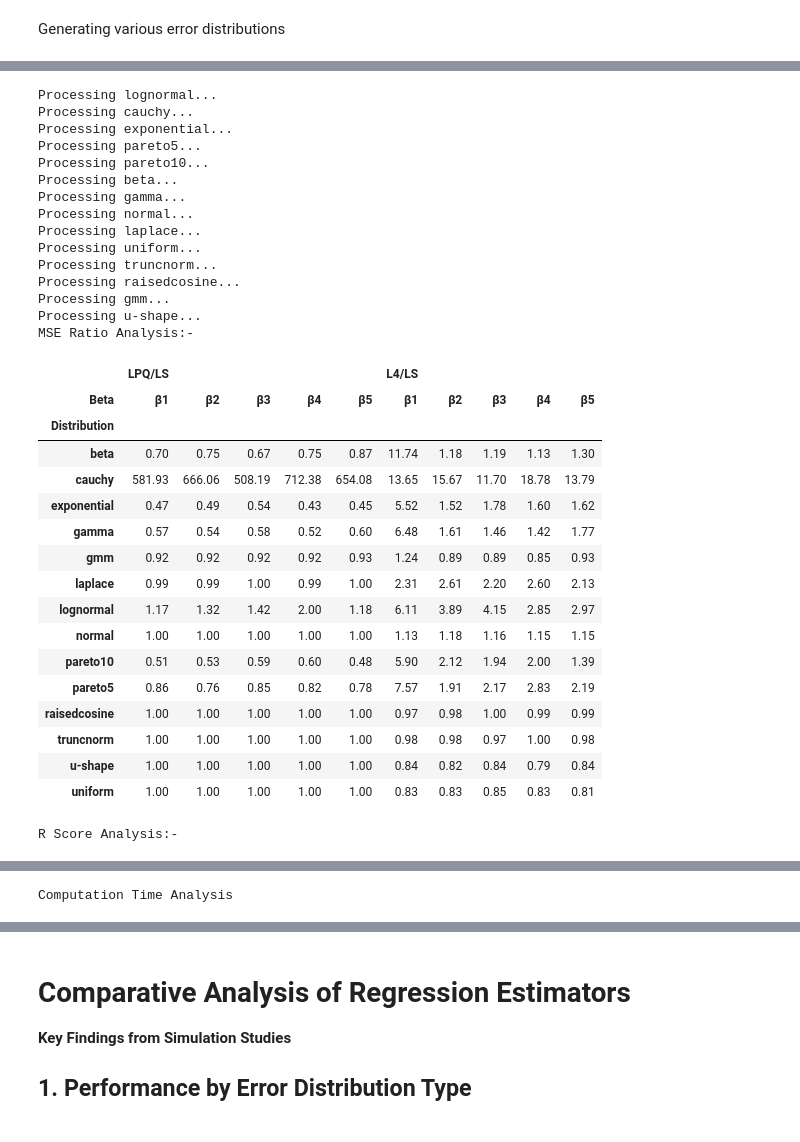
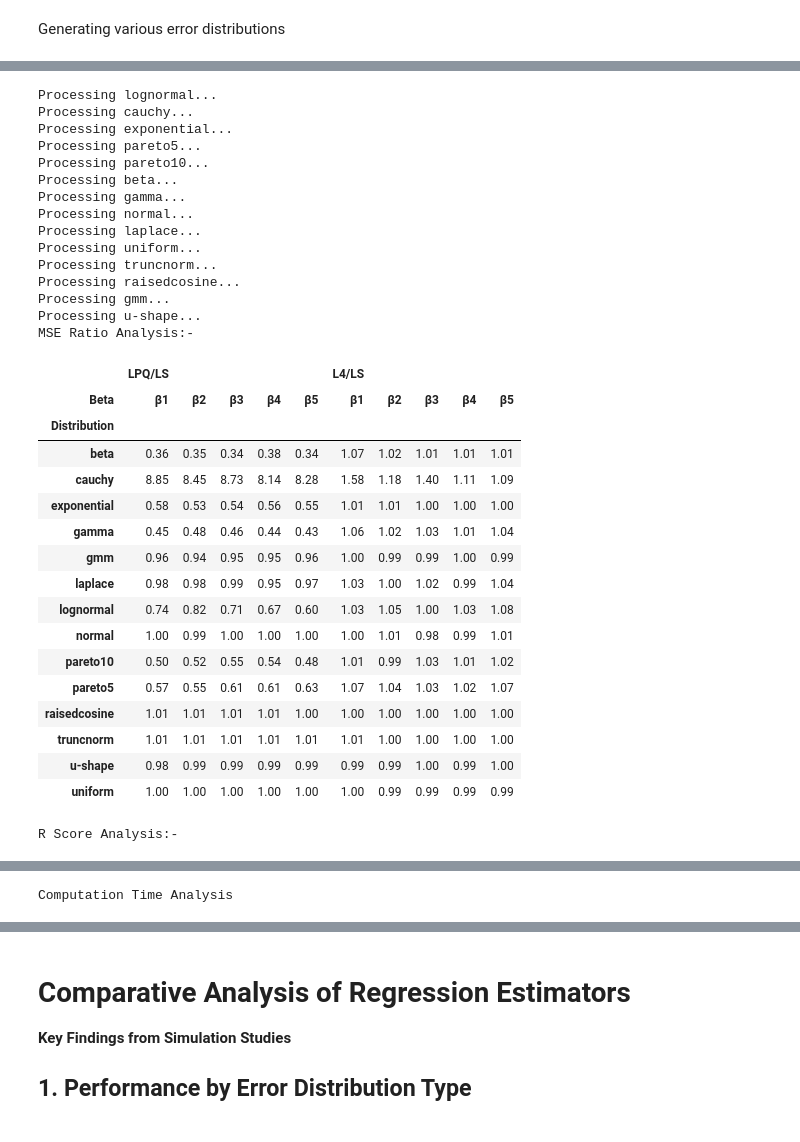
Before and after one commit to Gaurav142005/ISI-Kolkata-Intern, a Jupyter notebook: Code/simulation.ipynb, the cells around one changed output, grey strips where cells are left out. Drawn from its saved outputs; the diff is of its cells as text; code cells hidden in the pictures.

```diff
--- a/Code/simulation.ipynb
+++ b/Code/simulation.ipynb
@@ -123,26 +123,45 @@ def ls_estimate(X, y):
     """Least Squares estimator"""
     return pinv(X) @ y
 
-def lpq_estimate(X, y):
-    """Feasible LPQ estimator implementation"""
+def feasible_lpq(X, y):
+    """Compute the feasible LPQ estimator for y = Xβ + ε"""
+    # Ensure numpy arrays
+    X = np.asarray(X)
+    y = np.asarray(y).reshape(-1, 1)
     n, p = X.shape
-    M = np.eye(n) - X @ pinv(X)  # Residual maker matrix
-    z = M @ y  # Residuals
 
-    # Moment estimation
-    sigma_hat = z.var(ddof=p)
+    # OLS pseudo-inverse and residual maker
+    X_plus = pinv(X)                     # (p, n)
+    M = np.eye(n) - X @ X_plus           # (n, n)
+    z = (M @ y).flatten()                # residuals as 1D array
+
+    # Estimate moments
+    sigma2_hat = np.var(z, ddof=p)       # unbiased residual variance
     m3_hat = stats.skew(z, bias=False)
-    m43_hat = stats.kurtosis(z, fisher=False, bias=False)
+    # raw fourth moment (not excess): E[z^4]
+    m4_hat = stats.moment(z, moment=4)
 
-    # Construct components
-    K_inv = 2 * inv(M * M) + (m43_hat - m3_hat**2) * np.eye(n)
+    # Build elementwise and inverse matrices
+    M_star = M * M                       # Hadamard square of M
+    M_star_inv = inv(M_star + 1e-8*np.eye(n))
+
+    # K* inverse: 2(M∗M)^{-1} + m4 - m3^2 * I
+    K_inv = 2 * M_star_inv + (m4_hat - m3_hat**2) * np.eye(n)
     K = inv(K_inv)
-    D = pinv(X) * m3_hat  # Hadamard product approximation
 
     # Correction term
-    correction = D @ K @ (m3_hat*z - (1/np.sqrt(sigma_hat))*(M * M) @ (z*z) + np.sqrt(sigma_hat)*np.ones(n))
+    D = m3_hat * X_plus                  # scalar times matrix
+    z2 = (z**2).reshape(-1, 1)
+    component = (
+        m3_hat * z.reshape(-1, 1)
+        - (1.0 / sigma2_hat) * (M_star_inv @ z2)
+        + sigma2_hat * np.ones((n, 1))
+    )
+    lpq_correction = D @ K @ component   # (p, 1)
 
-    return pinv(X) @ y + correction
+    # Final LPQ estimator = OLS + correction
+    beta_lpq = X_plus @ y + lpq_correction
+    return beta_lpq.flatten()
 
 # ========== L4 Estimator Implementation ==========
 def l4_estimate(X, y):
@@ -392,37 +411,37 @@ Computation Time Analysis
 # %%
-simulation(1000, 500)
+simulation(100, 500)
 # %% [output]
 Processing lognormal...
 Processing cauchy...
 Processing exponential...
 Processing pareto5...
 Processing pareto10...
 Processing beta...
 Processing gamma...
 Processing normal...
 Processing laplace...
 Processing uniform...
 Processing truncnorm...
 Processing raisedcosine...
 Processing gmm...
 Processing u-shape...
 MSE Ratio Analysis:-
 |  | LPQ/LS |  |  |  |  | L4/LS |  |  |  |  |
 | Beta | β1 | β2 | β3 | β4 | β5 | β1 | β2 | β3 | β4 | β5 |
 | Distribution |  |  |  |  |  |  |  |  |  |  |
-| beta | 0.70 | 0.75 | 0.67 | 0.75 | 0.87 | 11.74 | 1.18 | 1.19 | 1.13 | 1.30 |
-| cauchy | 581.93 | 666.06 | 508.19 | 712.38 | 654.08 | 13.65 | 15.67 | 11.70 | 18.78 | 13.79 |
-| exponential | 0.47 | 0.49 | 0.54 | 0.43 | 0.45 | 5.52 | 1.52 | 1.78 | 1.60 | 1.62 |
-| gamma | 0.57 | 0.54 | 0.58 | 0.52 | 0.60 | 6.48 | 1.61 | 1.46 | 1.42 | 1.77 |
-| gmm | 0.92 | 0.92 | 0.92 | 0.92 | 0.93 | 1.24 | 0.89 | 0.89 | 0.85 | 0.93 |
-| laplace | 0.99 | 0.99 | 1.00 | 0.99 | 1.00 | 2.31 | 2.61 | 2.20 | 2.60 | 2.13 |
-| lognormal | 1.17 | 1.32 | 1.42 | 2.00 | 1.18 | 6.11 | 3.89 | 4.15 | 2.85 | 2.97 |
-| normal | 1.00 | 1.00 | 1.00 | 1.00 | 1.00 | 1.13 | 1.18 | 1.16 | 1.15 | 1.15 |
-| pareto10 | 0.51 | 0.53 | 0.59 | 0.60 | 0.48 | 5.90 | 2.12 | 1.94 | 2.00 | 1.39 |
-| pareto5 | 0.86 | 0.76 | 0.85 | 0.82 | 0.78 | 7.57 | 1.91 | 2.17 | 2.83 | 2.19 |
-| raisedcosine | 1.00 | 1.00 | 1.00 | 1.00 | 1.00 | 0.97 | 0.98 | 1.00 | 0.99 | 0.99 |
-| truncnorm | 1.00 | 1.00 | 1.00 | 1.00 | 1.00 | 0.98 | 0.98 | 0.97 | 1.00 | 0.98 |
-| u-shape | 1.00 | 1.00 | 1.00 | 1.00 | 1.00 | 0.84 | 0.82 | 0.84 | 0.79 | 0.84 |
-| uniform | 1.00 | 1.00 | 1.00 | 1.00 | 1.00 | 0.83 | 0.83 | 0.85 | 0.83 | 0.81 |
+| beta | 0.36 | 0.35 | 0.34 | 0.38 | 0.34 | 1.07 | 1.02 | 1.01 | 1.01 | 1.01 |
+| cauchy | 8.85 | 8.45 | 8.73 | 8.14 | 8.28 | 1.58 | 1.18 | 1.40 | 1.11 | 1.09 |
+| exponential | 0.58 | 0.53 | 0.54 | 0.56 | 0.55 | 1.01 | 1.01 | 1.00 | 1.00 | 1.00 |
+| gamma | 0.45 | 0.48 | 0.46 | 0.44 | 0.43 | 1.06 | 1.02 | 1.03 | 1.01 | 1.04 |
+| gmm | 0.96 | 0.94 | 0.95 | 0.95 | 0.96 | 1.00 | 0.99 | 0.99 | 1.00 | 0.99 |
+| laplace | 0.98 | 0.98 | 0.99 | 0.95 | 0.97 | 1.03 | 1.00 | 1.02 | 0.99 | 1.04 |
+| lognormal | 0.74 | 0.82 | 0.71 | 0.67 | 0.60 | 1.03 | 1.05 | 1.00 | 1.03 | 1.08 |
+| normal | 1.00 | 0.99 | 1.00 | 1.00 | 1.00 | 1.00 | 1.01 | 0.98 | 0.99 | 1.01 |
+| pareto10 | 0.50 | 0.52 | 0.55 | 0.54 | 0.48 | 1.01 | 0.99 | 1.03 | 1.01 | 1.02 |
+| pareto5 | 0.57 | 0.55 | 0.61 | 0.61 | 0.63 | 1.07 | 1.04 | 1.03 | 1.02 | 1.07 |
+| raisedcosine | 1.01 | 1.01 | 1.01 | 1.01 | 1.00 | 1.00 | 1.00 | 1.00 | 1.00 | 1.00 |
+| truncnorm | 1.01 | 1.01 | 1.01 | 1.01 | 1.01 | 1.01 | 1.00 | 1.00 | 1.00 | 1.00 |
+| u-shape | 0.98 | 0.99 | 0.99 | 0.99 | 0.99 | 0.99 | 0.99 | 1.00 | 0.99 | 1.00 |
+| uniform | 1.00 | 1.00 | 1.00 | 1.00 | 1.00 | 1.00 | 0.99 | 0.99 | 0.99 | 0.99 |
 R Score Analysis:-
 |  | Distribution | LPQ | LS | L4 |
```
Also changed, not shown: parts of 3 cells of this notebook, 3 other files.
